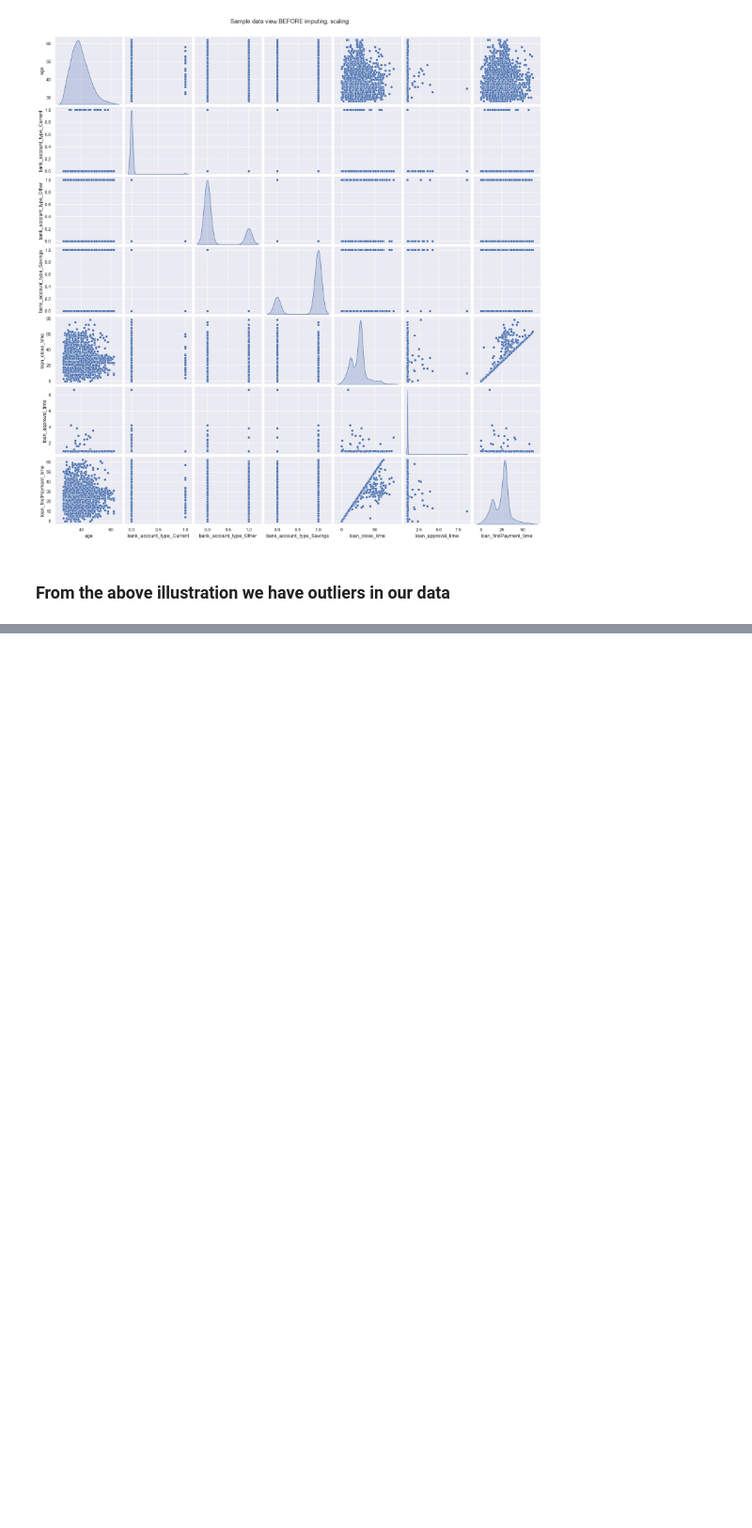
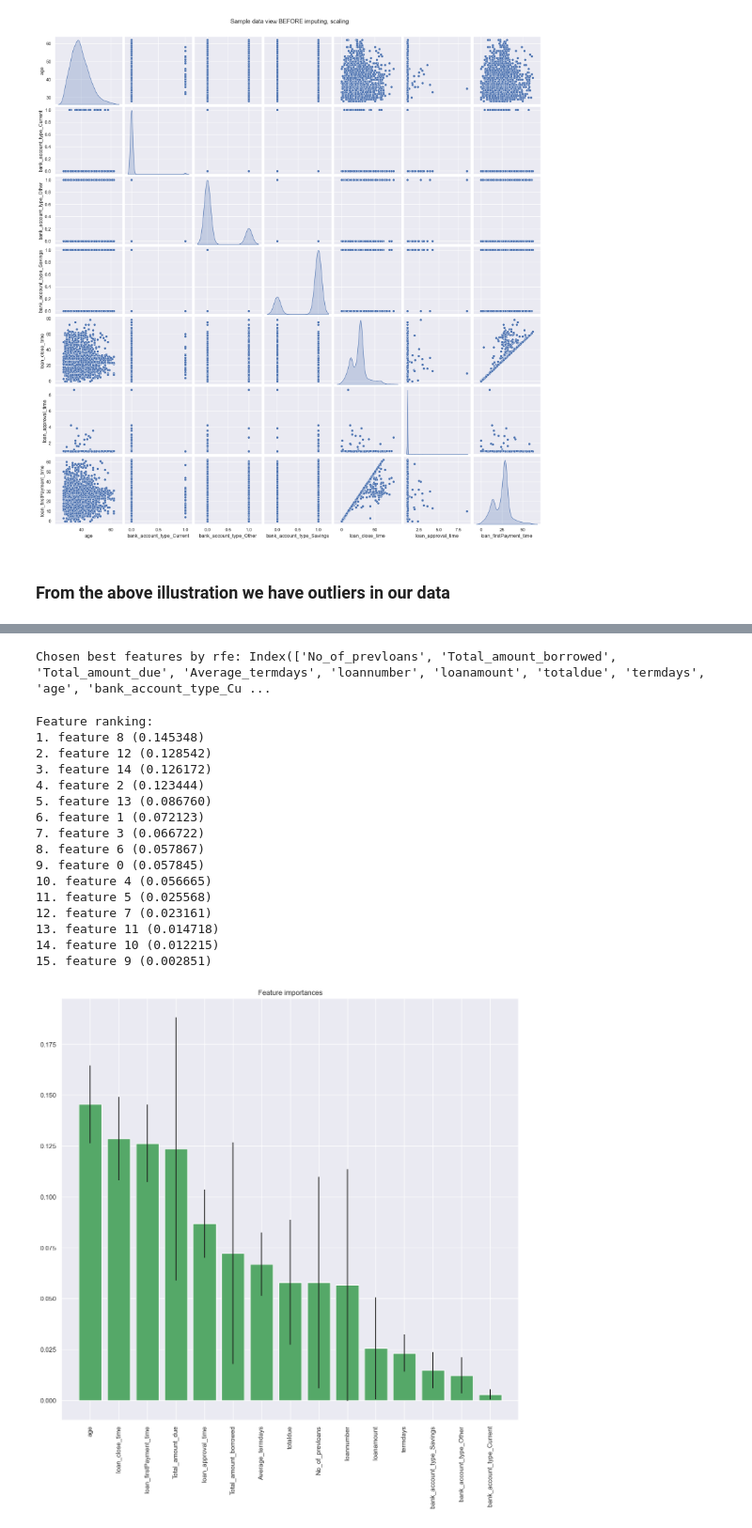
Before and after one commit to Group-10-Refactory-Capstone/Group10RefactoryCapstone, a Jupyter notebook: Explanatory Data analysis simon.ipynb, the cells around one changed output, grey strips where cells are left out. Shown at 94% size. Drawn from its saved outputs; the diff is of its cells as text; code cells hidden in the pictures; blank space fills up the shorter version.

Commit message:
More EDA with Feature selection

```diff
--- a/Explanatory Data analysis simon.ipynb
+++ b/Explanatory Data analysis simon.ipynb
@@ -258,0 +368,3 @@ See the caveats in the documentation: https://pandas.pydata.org/pandas-docs/stab
+# %%
+vif_data,colums_to_drop=drop_columns_with_high_vif(filtered_data)
+vif_data
@@ -258,0 +389,3 @@ See the caveats in the documentation: https://pandas.pydata.org/pandas-docs/stab
+# %%
+#removing columns with high Variance Influencing Factor figures
+filtered_data=filtered_data.drop(colums_to_drop.to_list(),axis=1)
@@ -258,0 +404,11 @@ See the caveats in the documentation: https://pandas.pydata.org/pandas-docs/stab
+# %%
+#removing customer id
+filtered_data=filtered_data.drop('customerid', axis = 1)
+# %%
+#Undersampling
+y = filtered_data["good_bad_flag"]
+x = filtered_data.drop(columns="good_bad_flag")
+# resampling to remove imbalance
+x,y =nr.fit_resample(x,y=y)
+counter=Counter(y)
+print(counter)
@@ -258,0 +460,55 @@ See the caveats in the documentation: https://pandas.pydata.org/pandas-docs/stab
+# %%
+from sklearn.feature_selection import RFE
+import pprint
+# Create the RFE object and rank each pixel
+clf_rf_3 = RandomForestClassifier()
+rfe = RFE(estimator=clf_rf_3, n_features_to_select=74, step=1)
+rfe = rfe.fit(x, y)
+print('Chosen best features by rfe:',x.columns[rfe.support_])
+# %% [output]
+Chosen best features by rfe: Index(['No_of_prevloans', 'Total_amount_borrowed', 'Total_amount_due', 'Average_termdays', 'loannumber', 'loanamount', 'totaldue', 'termdays', 'age', 'bank_account_type_Cu ...
+# %%
+""""
+Ref: https://www.kaggle.com/code/kanncaa1/feature-selection-and-data-visualization
+
+"""
+clf_rf_5 = RandomForestClassifier()
+clr_rf_5 = clf_rf_5.fit(x,y)
+importances = clr_rf_5.feature_importances_
+std = np.std([tree.feature_importances_ for tree in clf_rf_5.estimators_],
+             axis=0)
+indices = np.argsort(importances)[::-1]
+
+# Print the feature ranking
+print("Feature ranking:")
+
+for f in range(x.shape[1]):
+    print("%d. feature %d (%f)" % (f + 1, indices[f], importances[indices[f]]))
+
+# Plot the feature importances of the forest
+
+plt.figure(1, figsize=(14, 13))
+plt.title("Feature importances")
+plt.bar(range(x.shape[1]), importances[indices],
+       color="g", yerr=std[indices], align="center")
+plt.xticks(range(x.shape[1]), x.columns[indices],rotation=90)
+plt.xlim([-1, x.shape[1]])
+plt.show()
+# %% [output]
+Feature ranking:
+1. feature 8 (0.145348)
+2. feature 12 (0.128542)
+3. feature 14 (0.126172)
+4. feature 2 (0.123444)
+5. feature 13 (0.086760)
+6. feature 1 (0.072123)
+7. feature 3 (0.066722)
+8. feature 6 (0.057867)
+9. feature 0 (0.057845)
+10. feature 4 (0.056665)
+11. feature 5 (0.025568)
+12. feature 7 (0.023161)
+13. feature 11 (0.014718)
+14. feature 10 (0.012215)
+15. feature 9 (0.002851)
+[figure, added]
```
Also changed, not shown: parts of 24 cells of this notebook.
